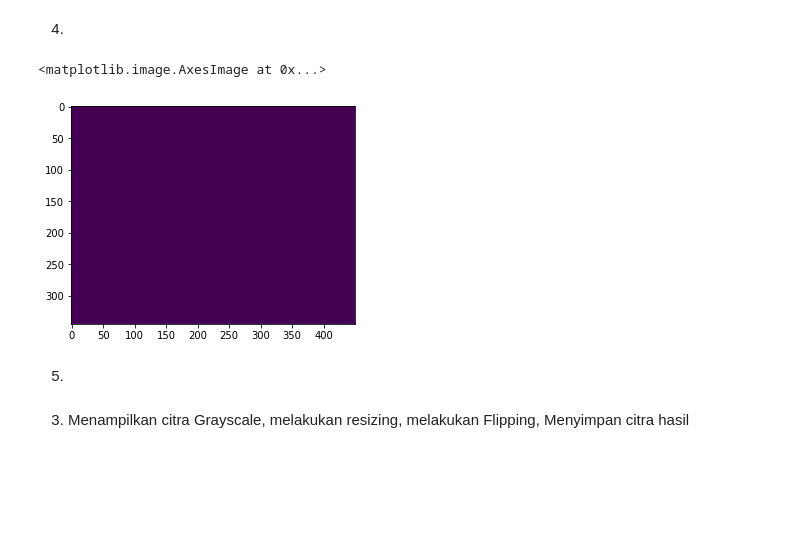
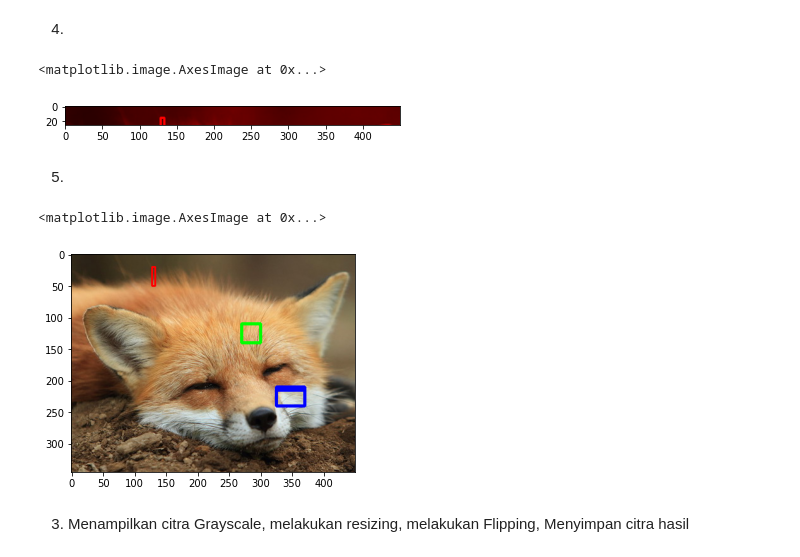
Before and after one commit to lilipolinema/PCVK_Genap_2021, a Jupyter notebook: Week2.ipynb, the cells around one changed output. Saved outputs shown, nothing was run; the diff lists cells and outputs as text; code cells hidden in the pictures; blank space fills up the shorter version.

```diff
--- a/Week2.ipynb
+++ b/Week2.ipynb
@@ -90,15 +90,24 @@ plt.imshow(imgbk)
 4.
 # %%
 img15 = img9.copy()
+img15[:,:,1] = 0
 img15[:,:,2] = 0
-img15[:,:,1] = 0
-img15 = img30[5:30]
+img30 = img15[5:30]
 plt.imshow(img30)
 # %% [output]
 <matplotlib.image.AxesImage at 0x...>
-[figure, old version]
+[figure, new version]
 # %% [markdown]
 5.
+# %%
+square = img9
+cv.rectangle(square, pt1=(128,20), pt2=(133,50),color=(255,0,0),thickness=2)
+cv.rectangle(square, pt1=(270,110), pt2=(300,140),color=(0,255,0),thickness=3)
+cv.rectangle(square, pt1=(325,210), pt2=(370,240),color=(0,0,255),thickness=4)
+plt.imshow(square)
+# %% [output]
+<matplotlib.image.AxesImage at 0x...>
+[figure, added]
 # %% [markdown]
 3. Menampilkan citra Grayscale, melakukan resizing, melakukan Flipping, Menyimpan citra hasil
 # %%
```
Also changed, not shown: parts of 10 cells of this notebook.
